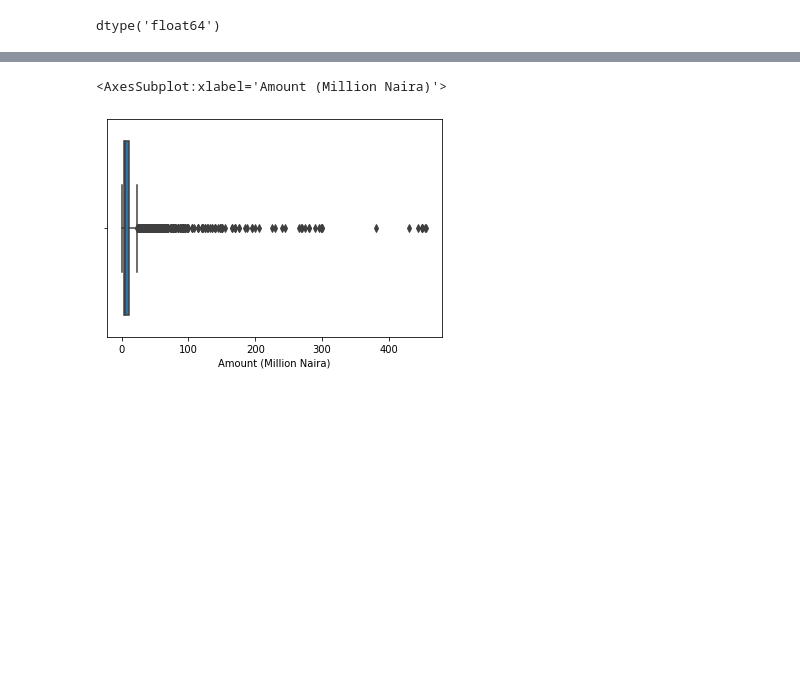
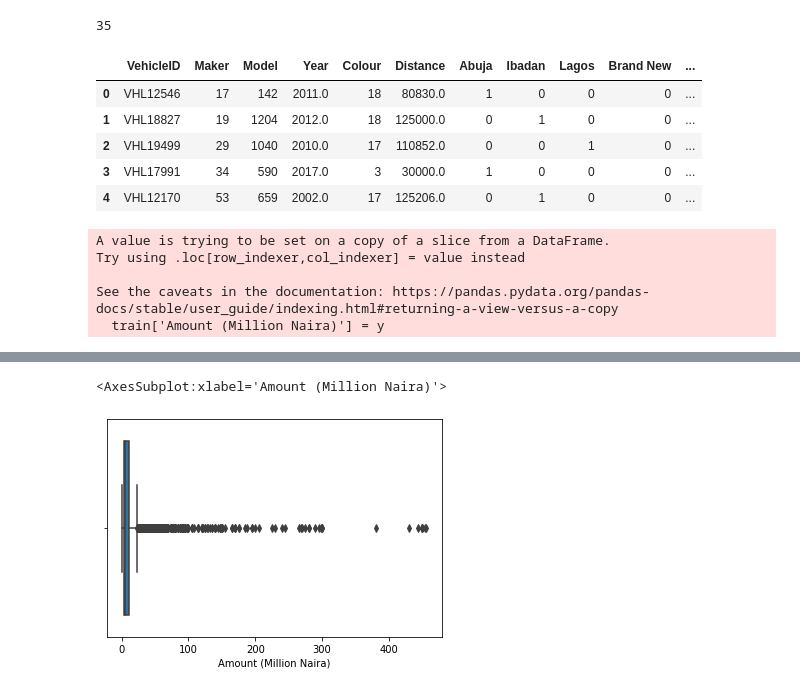
Before and after one commit to eskayML/Free-ai-classes-2022, a Jupyter notebook: Note_2_.ipynb, the cells around one changed output, grey strips where cells are left out. Drawn from its saved outputs; the diff is of its cells as text; code cells hidden in the pictures; blank space fills up the shorter version.

```diff
--- a/Note_2_.ipynb
+++ b/Note_2_.ipynb
@@ -140,0 +76,11 @@ train.head()
+# %%
+all = pd.get_dummies(all, columns = ['Location', 'Type'], prefix = '' , prefix_sep = '')
+# %%
+all.Year.nunique()
+# %% [output]
+35
+# %%
+scaler = StandardScaler()
+all['z_score_distance'] = scaler.fit_transform(all[['Distance']])
+# %%
+all['log_distance'] = np.log(all['Distance'])
@@ -140,0 +89,9 @@ train.head()
+# %%
+all.head()
+# %% [output]
+|  | VehicleID | Maker | Model | Year | Colour | Distance | Abuja | Ibadan | Lagos | Brand New | ... |
+| 0 | VHL12546 | 17 | 142 | 2011.0 | 18 | 80830.0 | 1 | 0 | 0 | 0 | ... |
+| 1 | VHL18827 | 19 | 1204 | 2012.0 | 18 | 125000.0 | 0 | 1 | 0 | 0 | ... |
+| 2 | VHL19499 | 29 | 1040 | 2010.0 | 17 | 110852.0 | 0 | 0 | 1 | 0 | ... |
+| 3 | VHL17991 | 34 | 590 | 2017.0 | 3 | 30000.0 | 1 | 0 | 0 | 0 | ... |
+| 4 | VHL12170 | 53 | 659 | 2002.0 | 17 | 125206.0 | 0 | 1 | 0 | 0 | ... |
@@ -141,7 +100,11 @@ train.head()
 # %%
-train['Amount (Million Naira)'].dtype
+train['Amount (Million Naira)'] = y
 # %% [output]
-dtype('float64')
+A value is trying to be set on a copy of a slice from a DataFrame.
+Try using .loc[row_indexer,col_indexer] = value instead
+
+See the caveats in the documentation: https://pandas.pydata.org/pandas-docs/stable/user_guide/indexing.html#returning-a-view-versus-a-copy
+  train['Amount (Million Naira)'] = y
 # %%
 train['Amount (Million Naira)'] = train['Amount (Million Naira)'].astype(float)
 train.corr()['Amount (Million Naira)']
```
Also changed, not shown: parts of 37 cells of this notebook, 2 other files.
